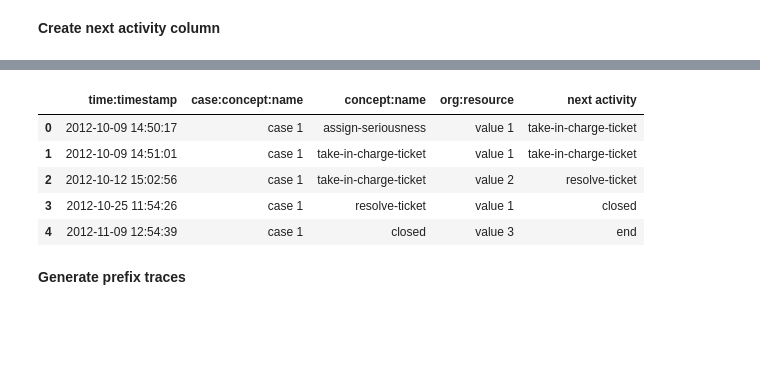
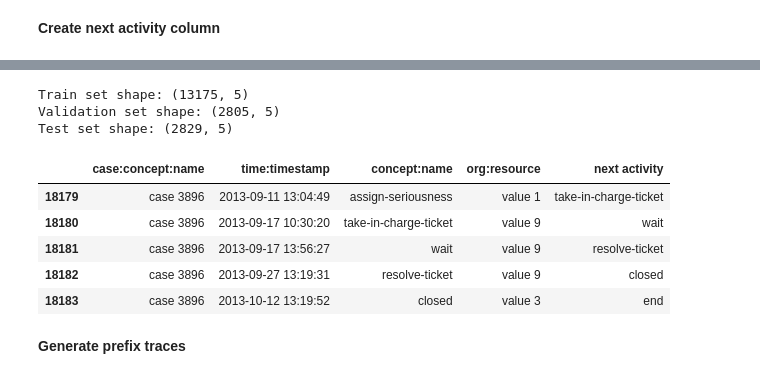
Before and after one commit to k3nk4n3kI/Online_Process_Concept_Drift, a Jupyter notebook: notebooks/20_Preprocessing.ipynb, the cells around one changed output, grey strips where cells are left out. Saved outputs shown, nothing was run; the diff lists cells and outputs as text; code cells hidden in the pictures; blank space fills up the shorter version.

Commit message:
Added train/val/test split

```diff
--- a/notebooks/20_Preprocessing.ipynb
+++ b/notebooks/20_Preprocessing.ipynb
@@ -98,15 +109,24 @@ df_helpdesk_clean
+# %%
+train_df, val_df, test_df = split_data(df_helpdesk_clean)
+# %% [output]
+Train set shape: (13175, 5)
+Validation set shape: (2805, 5)
+Test set shape: (2829, 5)
 # %%
 #Convert df entries to string values and lowercase df
 
-df_helpdesk_converted = normalize_and_lowercase(df_helpdesk_clean)
-df_helpdesk_converted.head()
+train_df = normalize_and_lowercase(train_df)
+val_df = normalize_and_lowercase(val_df)
+test_df = normalize_and_lowercase(test_df)
+
+val_df.head()
 # %% [output]
-|  | time:timestamp | case:concept:name | concept:name | org:resource | next activity |
-| 0 | 2012-10-09 14:50:17 | case 1 | assign-seriousness | value 1 | take-in-charge-ticket |
-| 1 | 2012-10-09 14:51:01 | case 1 | take-in-charge-ticket | value 1 | take-in-charge-ticket |
-| 2 | 2012-10-12 15:02:56 | case 1 | take-in-charge-ticket | value 2 | resolve-ticket |
-| 3 | 2012-10-25 11:54:26 | case 1 | resolve-ticket | value 1 | closed |
-| 4 | 2012-11-09 12:54:39 | case 1 | closed | value 3 | end |
+|  | case:concept:name | time:timestamp | concept:name | org:resource | next activity |
+| 18179 | case 3896 | 2013-09-11 13:04:49 | assign-seriousness | value 1 | take-in-charge-ticket |
+| 18180 | case 3896 | 2013-09-17 10:30:20 | take-in-charge-ticket | value 9 | wait |
+| 18181 | case 3896 | 2013-09-17 13:56:27 | wait | value 9 | resolve-ticket |
+| 18182 | case 3896 | 2013-09-27 13:19:31 | resolve-ticket | value 9 | closed |
+| 18183 | case 3896 | 2013-10-12 13:19:52 | closed | value 3 | end |
 # %% [markdown]
 **Generate prefix traces**
 # %%
```
Also changed, not shown: parts of 24 cells of this notebook, 2 other files.
